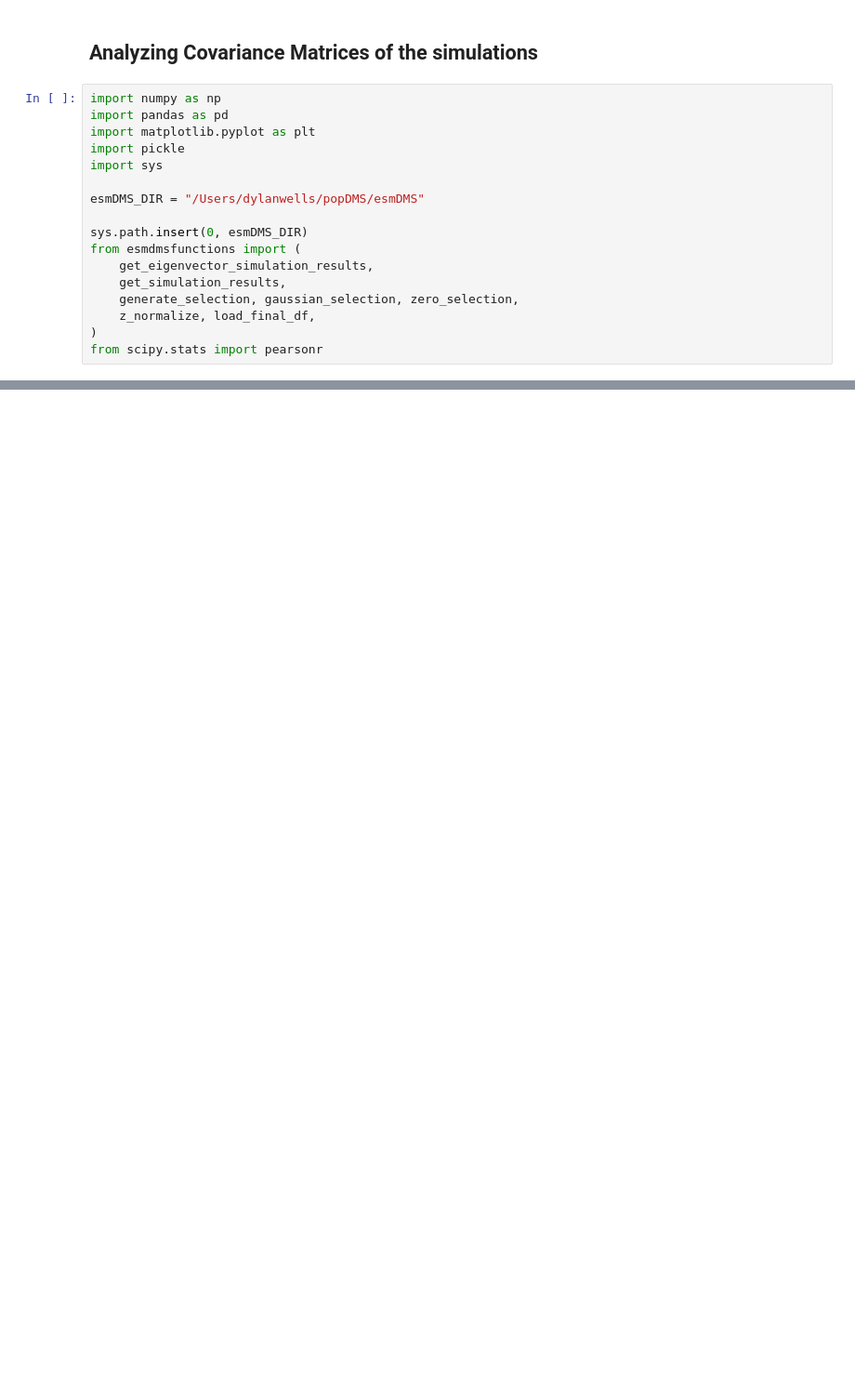
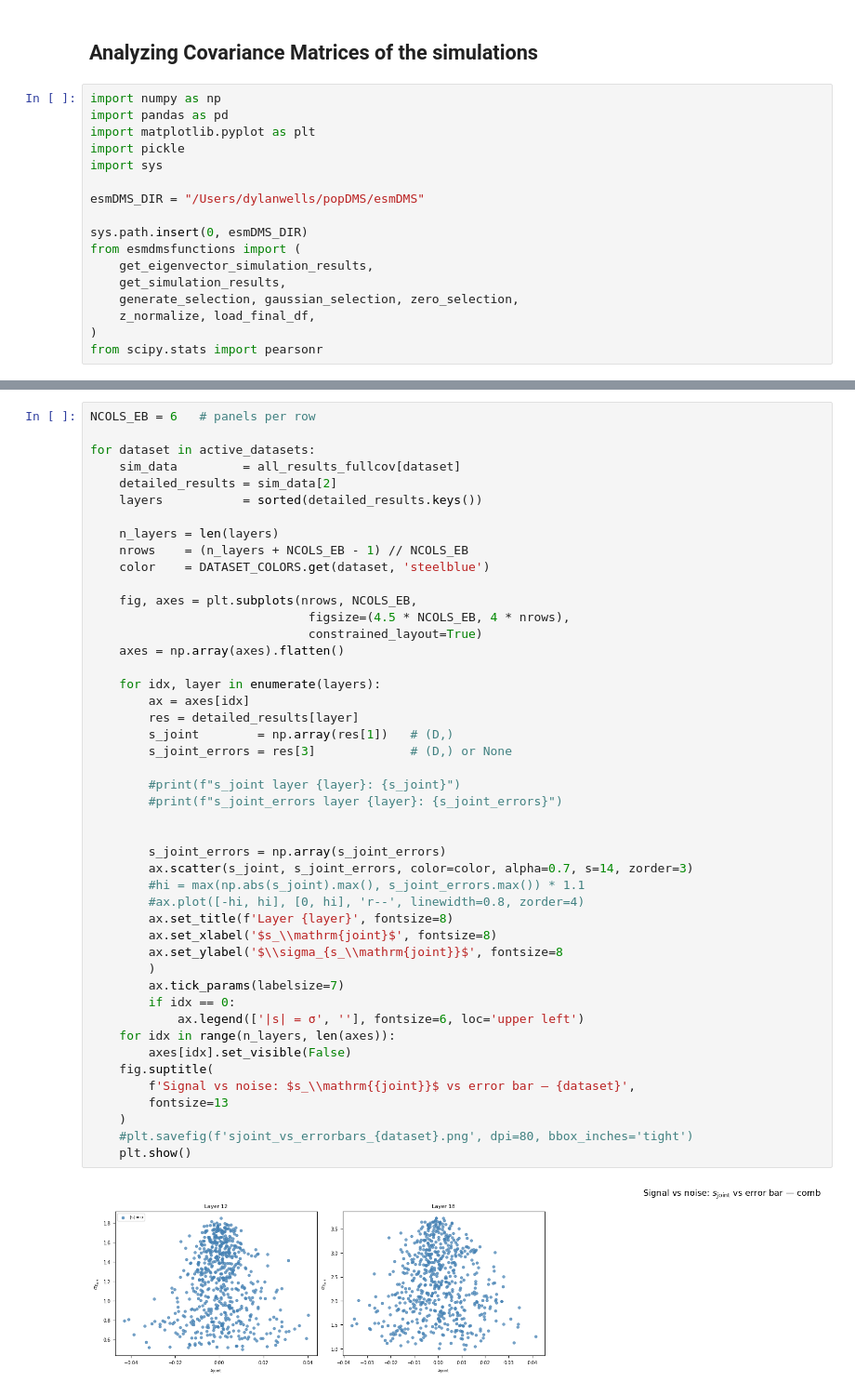
Before and after one commit to dylanwells37/esmDMS, a Jupyter notebook: notebook_analysis/cov_mat.ipynb, the cells around one changed output, grey strips where cells are left out. Shown at 93% size. Drawn from its saved outputs; the diff is of its cells as text; blank space fills up the shorter version.

```diff
--- a/notebook_analysis/cov_mat.ipynb
+++ b/notebook_analysis/cov_mat.ipynb
@@ -292,0 +422,48 @@ plt.show()
+# %%
+NCOLS_EB = 6   # panels per row
+
+for dataset in active_datasets:
+    sim_data         = all_results_fullcov[dataset]
+    detailed_results = sim_data[2]
+    layers           = sorted(detailed_results.keys())
+
+    n_layers = len(layers)
+    nrows    = (n_layers + NCOLS_EB - 1) // NCOLS_EB
+    color    = DATASET_COLORS.get(dataset, 'steelblue')
+
+    fig, axes = plt.subplots(nrows, NCOLS_EB,
+                              figsize=(4.5 * NCOLS_EB, 4 * nrows),
+                              constrained_layout=True)
+    axes = np.array(axes).flatten()
+
+    for idx, layer in enumerate(layers):
+        ax = axes[idx]
+        res = detailed_results[layer]
+        s_joint        = np.array(res[1])   # (D,)
+        s_joint_errors = res[3]             # (D,) or None
+
+        #print(f"s_joint layer {layer}: {s_joint}")
+        #print(f"s_joint_errors layer {layer}: {s_joint_errors}")
+
+
+        s_joint_errors = np.array(s_joint_errors)
+        ax.scatter(s_joint, s_joint_errors, color=color, alpha=0.7, s=14, zorder=3)
+        #hi = max(np.abs(s_joint).max(), s_joint_errors.max()) * 1.1
+        #ax.plot([-hi, hi], [0, hi], 'r--', linewidth=0.8, zorder=4)
+        ax.set_title(f'Layer {layer}', fontsize=8)
+        ax.set_xlabel('$s_\\mathrm{joint}$', fontsize=8)
+        ax.set_ylabel('$\\sigma_{s_\\mathrm{joint}}$', fontsize=8
+        )
+        ax.tick_params(labelsize=7)
+        if idx == 0:
+            ax.legend(['|s| = σ', ''], fontsize=6, loc='upper left')
+    for idx in range(n_layers, len(axes)):
+        axes[idx].set_visible(False)
+    fig.suptitle(
+        f'Signal vs noise: $s_\\mathrm{{joint}}$ vs error bar — {dataset}',
+        fontsize=13
+    )
+    #plt.savefig(f'sjoint_vs_errorbars_{dataset}.png', dpi=80, bbox_inches='tight')
+    plt.show()
+# %% [output]
+[figure, added]
```
Also changed, not shown: parts of 17 cells of this notebook, 4 other files.
